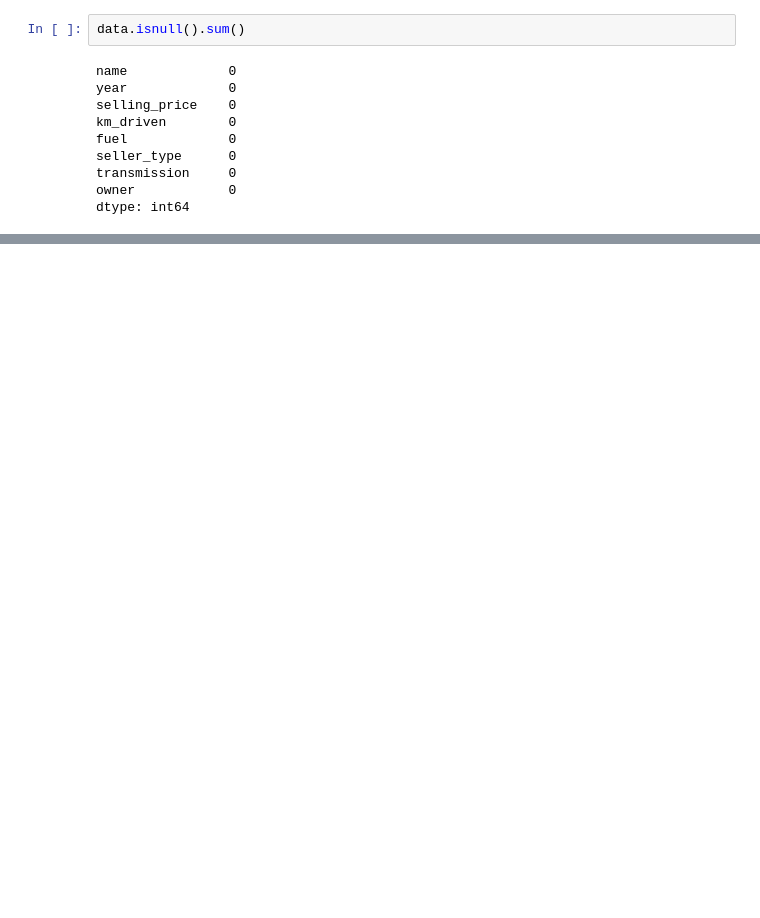
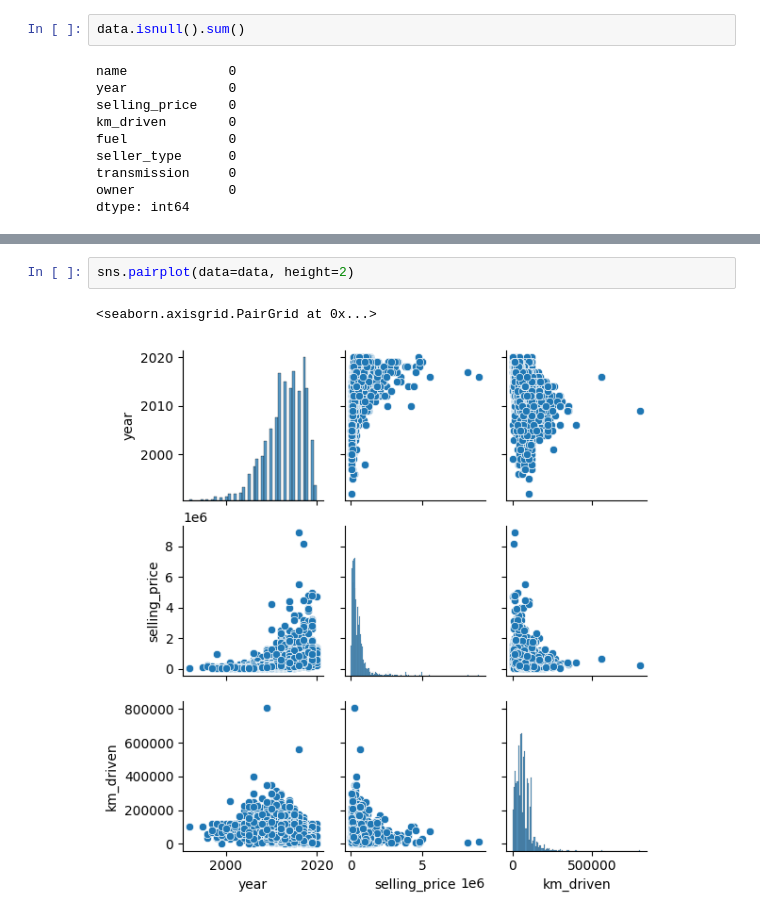
Before and after one commit to Emperor2004/SML, a Jupyter notebook: CLASS 4_5/Car_Details.ipynb, the cells around one changed output, grey strips where cells are left out. Drawn from its saved outputs; the diff is of its cells as text; blank space fills up the shorter version.

```diff
--- a/CLASS 4_5/Car_Details.ipynb
+++ b/CLASS 4_5/Car_Details.ipynb
@@ -103,3 +120,8 @@ data.describe(include='all')
 | 50% | NaN | 2014.000000 | 3.500000e+05 | 60000.000000 | NaN | NaN | NaN | NaN |
 | 75% | NaN | 2016.000000 | 6.000000e+05 | 90000.000000 | NaN | NaN | NaN | NaN |
 | max | NaN | 2020.000000 | 8.900000e+06 | 806599.000000 | NaN | NaN | NaN | NaN |
+# %%
+sns.pairplot(data=data, height=2)
+# %% [output]
+<seaborn.axisgrid.PairGrid at 0x...>
+[figure, added]
```
Also changed, not shown: parts of 24 cells of this notebook, 6 other files.
